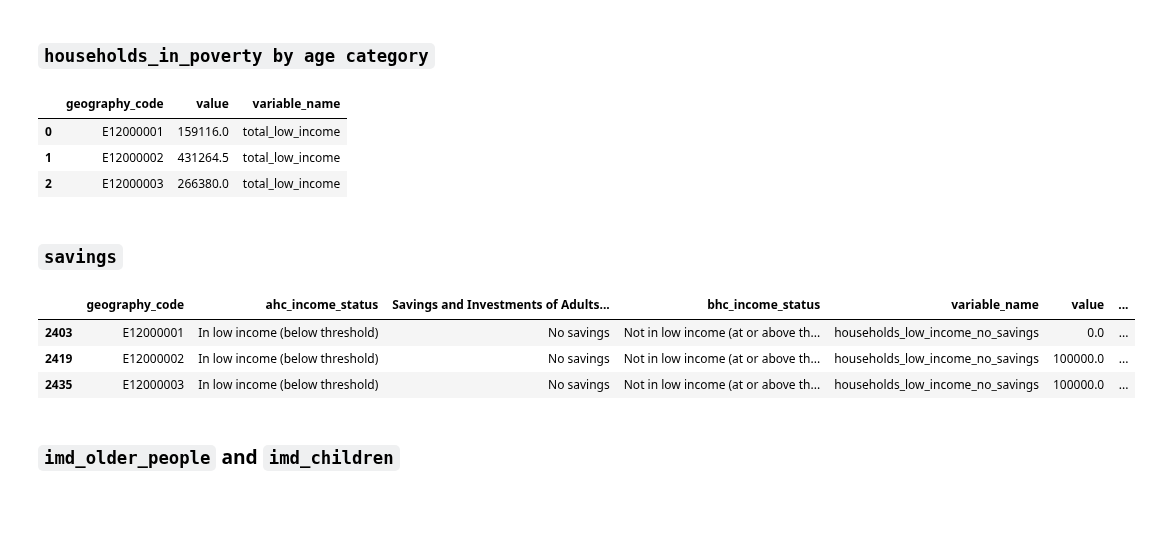
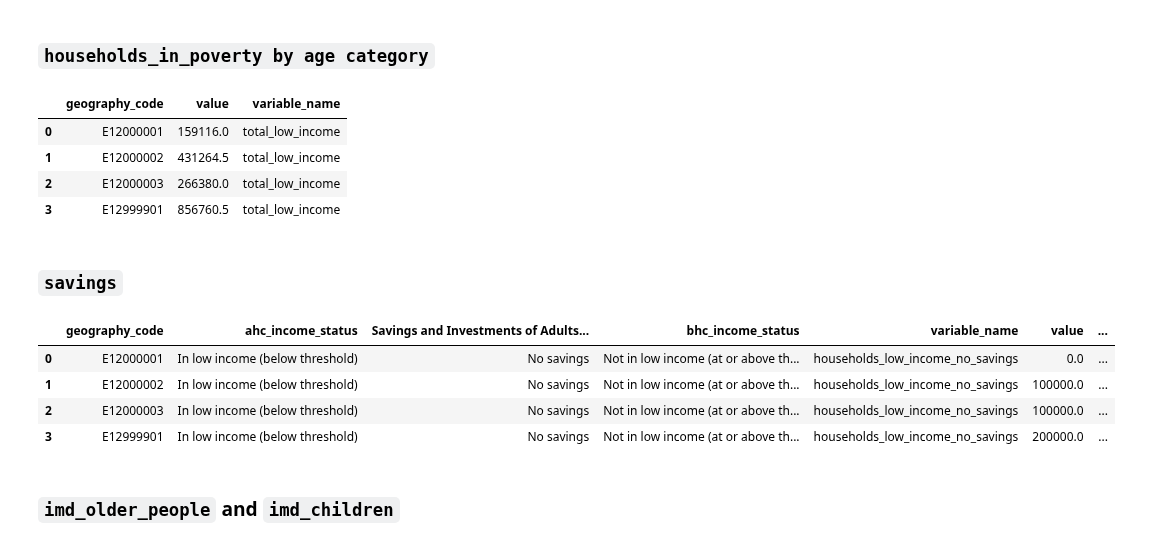
Before and after one commit to open-innovations/jrf-insight, a Jupyter notebook: pipelines/place/transform.ipynb, the cells around one changed output. Drawn from its saved outputs; the diff is of its cells as text; code cells hidden in the pictures; blank space fills up the shorter version.

Commit message:
Remove dependency on interim/data.ts

```diff
--- a/pipelines/place/transform.ipynb
+++ b/pipelines/place/transform.ipynb
@@ -218,7 +218,7 @@ number_of_working_age
 # %% [markdown]
 ### `households_in_poverty by age category`
 # %%
-hbai_age_cat = pd.read_csv(f'{DATA_DIR}/hbai/by_age_category.csv')
+hbai_age_cat = pd.read_parquet('../../data-mart/hbai/by_age_category.parquet')
 hbai_total_low_income = hbai_age_cat.loc[
     (hbai_age_cat.ahc_income_status == 'In low income (below threshold)') &
     (hbai_age_cat.bhc_income_status == 'Not in low income (at or above threshold)') &
@@ -242,21 +242,24 @@ hbai_total_low_income
 | 0 | E12000001 | 159116.0 | total_low_income |
 | 1 | E12000002 | 431264.5 | total_low_income |
 | 2 | E12000003 | 266380.0 | total_low_income |
+| 3 | E12999901 | 856760.5 | total_low_income |
 # %% [markdown]
 ### `savings`
 # %%
-savings = pd.read_csv(f'{DATA_DIR}/hbai/by_savings_and_investments.csv')
+savings = pd.read_parquet('../../data-mart/hbai/by_savings_and_investments.parquet')
 savings = savings[(savings.ahc_income_status == 'In low income (below threshold)') &
                   (savings.bhc_income_status == 'Not in low income (at or above threshold)') &
                   (savings['Savings and Investments of Adults in the Family of the Individual'] == 'No savings')]
-savings = savings[savings.date == max(savings.date)].round(-5)
+savings = savings.iloc[savings.reset_index().groupby('geography_code')['date'].idxmax()].round(-5)
 savings['variable_name'] = "households_low_income_no_savings"
+savings.reset_index(inplace=True)
 savings
 # %% [output]
 |  | geography_code | ahc_income_status | Savings and Investments of Adults... | bhc_income_status | variable_name | value | ... |
-| 2403 | E12000001 | In low income (below threshold) | No savings | Not in low income (at or above th... | households_low_income_no_savings | 0.0 | ... |
-| 2419 | E12000002 | In low income (below threshold) | No savings | Not in low income (at or above th... | households_low_income_no_savings | 100000.0 | ... |
-| 2435 | E12000003 | In low income (below threshold) | No savings | Not in low income (at or above th... | households_low_income_no_savings | 100000.0 | ... |
+| 0 | E12000001 | In low income (below threshold) | No savings | Not in low income (at or above th... | households_low_income_no_savings | 0.0 | ... |
+| 1 | E12000002 | In low income (below threshold) | No savings | Not in low income (at or above th... | households_low_income_no_savings | 100000.0 | ... |
+| 2 | E12000003 | In low income (below threshold) | No savings | Not in low income (at or above th... | households_low_income_no_savings | 100000.0 | ... |
+| 3 | E12999901 | In low income (below threshold) | No savings | Not in low income (at or above th... | households_low_income_no_savings | 200000.0 | ... |
 # %% [markdown]
 ### `imd_older_people` and `imd_children`
 # %%
```
Also changed, not shown: parts of 11 cells of this notebook, 16 other files.
